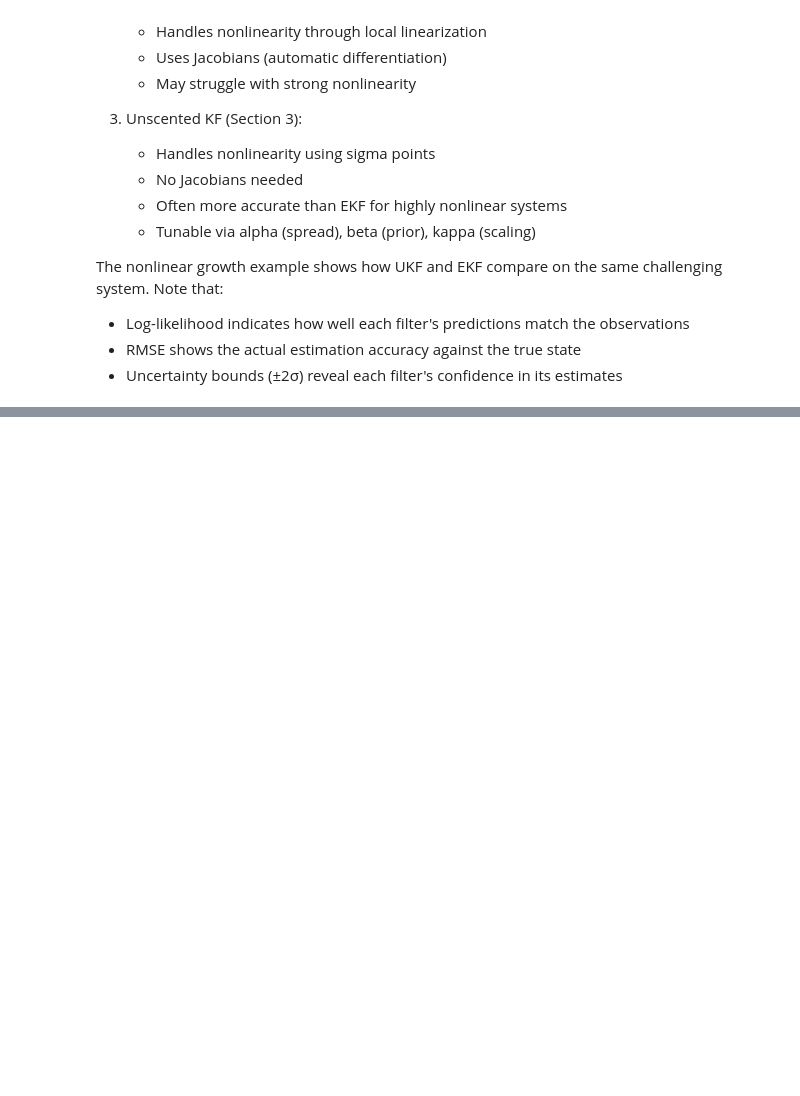
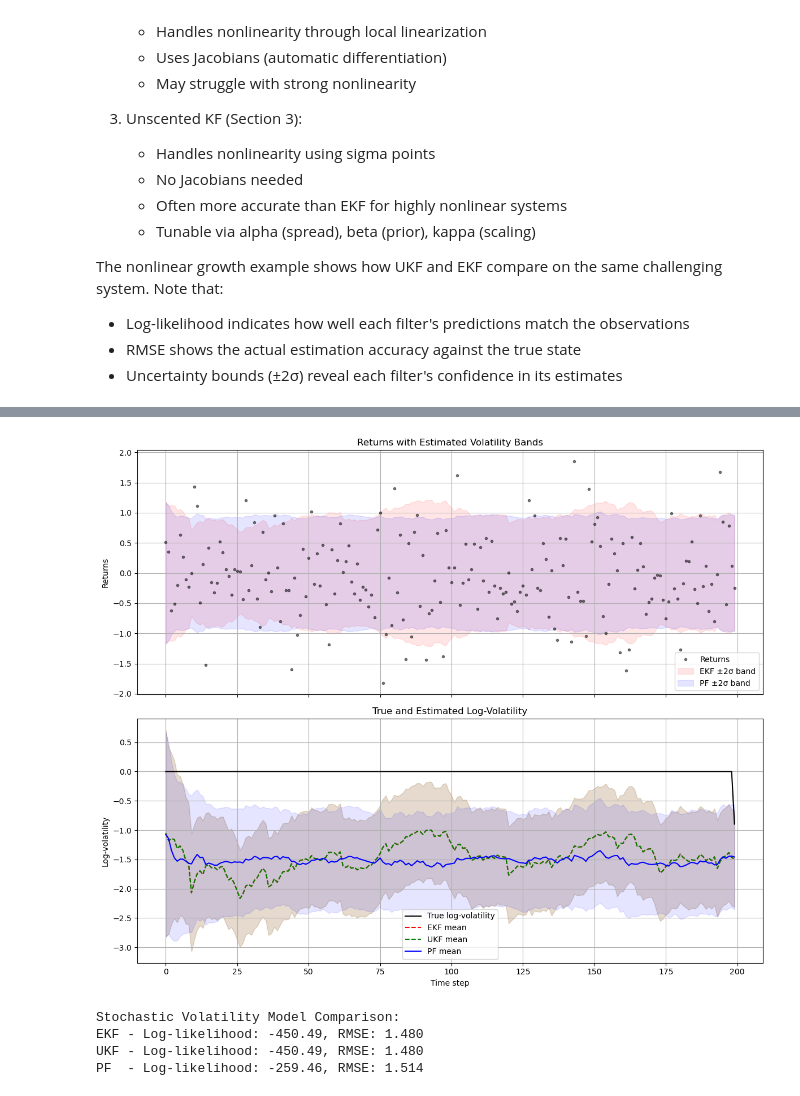
Before and after one commit to Yechang618/JPMSummer, a Jupyter notebook: kalman_filter_demo.ipynb, the cells around one changed output, grey strips where cells are left out. Saved outputs shown, nothing was run; the diff lists cells and outputs as text; code cells hidden in the pictures; blank space fills up the shorter version.

```diff
--- a/kalman_filter_demo.ipynb
+++ b/kalman_filter_demo.ipynb
@@ -288,0 +533,64 @@ The nonlinear growth example shows how UKF and EKF compare on the same challengi
+# %%
+# Create figure with two subplots: returns and estimated volatility
+fig, (ax1, ax2) = plt.subplots(2, 1, figsize=(12, 10), sharex=True)
+t = np.arange(T)
+
+# Plot returns and estimated volatility bands
+ax1.plot(t, returns, 'k.', alpha=0.5, label='Returns')
+ax1.fill_between(t,
+                -2*np.exp(ekf_means/2),
+                2*np.exp(ekf_means/2),
+                color='r', alpha=0.1, label='EKF ±2σ band')
+ax1.fill_between(t,
+                -2*np.exp(pf_means/2),
+                2*np.exp(pf_means/2),
+                color='b', alpha=0.1, label='PF ±2σ band')
+ax1.set_ylabel('Returns')
+ax1.set_title('Returns with Estimated Volatility Bands')
+ax1.legend()
+ax1.grid(True)
+
+# Plot log-volatility estimates
+ax2.plot(t, true_logvol[1:], 'k-', label='True log-volatility')
+ax2.plot(t, ekf_means, 'r--', label='EKF mean')
+ax2.plot(t, ukf_means, 'g--', label='UKF mean')
+ax2.plot(t, pf_means, 'b-', label='PF mean')
+
+# Add uncertainty bands
+ax2.fill_between(t,
+                ekf_means - 2*ekf_stds,
+                ekf_means + 2*ekf_stds,
+                color='r', alpha=0.1)
+ax2.fill_between(t,
+                ukf_means - 2*ukf_stds,
+                ukf_means + 2*ukf_stds,
+                color='g', alpha=0.1)
+ax2.fill_between(t,
+                pf_means - 2*pf_stds,
+                pf_means + 2*pf_stds,
+                color='b', alpha=0.1)
+
+ax2.set_xlabel('Time step')
+ax2.set_ylabel('Log-volatility')
+ax2.set_title('True and Estimated Log-Volatility')
+ax2.legend()
+ax2.grid(True)
+
+plt.tight_layout()
+plt.show()
+
+# Compute and print comparison metrics
+ekf_rmse = np.sqrt(np.mean((ekf_means - true_logvol[1:]) ** 2))
+ukf_rmse = np.sqrt(np.mean((ukf_means - true_logvol[1:]) ** 2))
+pf_rmse = np.sqrt(np.mean((pf_means - true_logvol[1:]) ** 2))
+
+print("Stochastic Volatility Model Comparison:")
+print(f"EKF - Log-likelihood: {ekf_ll:.2f}, RMSE: {ekf_rmse:.3f}")
+print(f"UKF - Log-likelihood: {ukf_ll:.2f}, RMSE: {ukf_rmse:.3f}")
+print(f"PF  - Log-likelihood: {pf_ll:.2f}, RMSE: {pf_rmse:.3f}")
+# %% [output]
+[figure, added]
+Stochastic Volatility Model Comparison:
+EKF - Log-likelihood: -450.49, RMSE: 1.480
+UKF - Log-likelihood: -450.49, RMSE: 1.480
+PF  - Log-likelihood: -259.46, RMSE: 1.514
```
Also changed, not shown: parts of 13 cells of this notebook, 6 other files.
